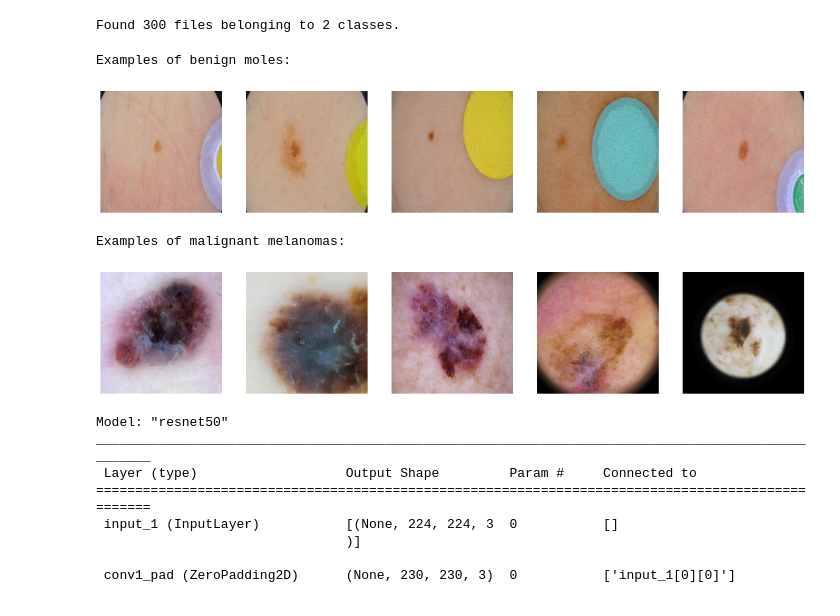
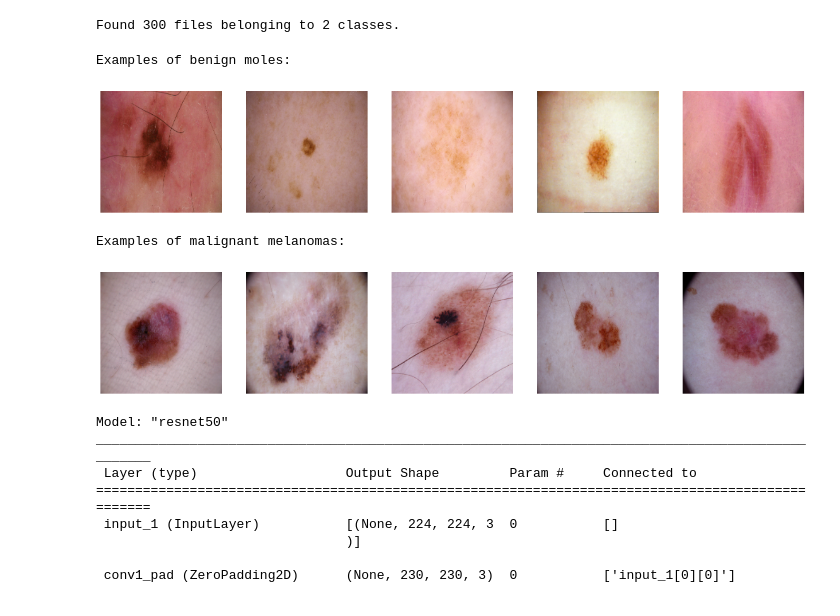
Before and after one commit to LuciaManzanoUOC/MTP-UOC, a Jupyter notebook: GeneralModel.ipynb, the cells around one changed output. Drawn from its saved outputs; the diff is of its cells as text; code cells hidden in the pictures.

```diff
--- a/GeneralModel.ipynb
+++ b/GeneralModel.ipynb
@@ -97,8 +99,8 @@ BATCH_SIZE = 16
 IMG_SIZE = (224, 224)
 
 # Build the train dataset.
-train_dataset = image_dataset_from_directory("Database/train",
-                                             shuffle=True,
+train_dataset = image_dataset_from_directory("Database_I_II_III/train",
+                                             shuffle=False,
                                              batch_size=BATCH_SIZE,
                                              image_size=IMG_SIZE)
 # %% [output]
@@ -137,4 +139,4 @@ for images, labels in train_dataset.take(1):
     j += 1
 # %% [output]
 Examples of benign moles:
-[figure, old version]
+[figure, new version]
@@ -141,20 +147,23 @@ Examples of benign moles:
 # %%
+train_ds = train_dataset.unbatch()
+images = list(train_ds.map(lambda x, y: x))
+labels = list(train_ds.map(lambda x, y: y))
+
 # And the first five images of malignant melanomas.
 plt.figure(figsize=(20, 20))
-for images, labels in train_dataset.take(1):
-  i = 0
-  j = 0
-  print("Examples of malignant melanomas:\n")
-  while i < 5:
-    if(class_names[labels[j]] == "Malignant"):
-      ax = plt.subplot(1, 5, i + 1)
-      plt.imshow(images[j].numpy().astype("uint8"))
-      plt.axis("off")
-      i += 1
-    j += 1
+i = 0
+j = 0
+index = labels.index(1)
+print("Examples of malignant melanomas:\n")
+while i < 5:
+  if(class_names[labels[index + i]] == "Malignant"):
+    ax = plt.subplot(1, 5, i + 1)
+    plt.imshow(images[index + i].numpy().astype("uint8"))
+    plt.axis("off")
+  i += 1
 # %% [output]
 Examples of malignant melanomas:
-[figure, old version]
+[figure, new version]
 # %%
 # Creation of the general model.
 # Resize the images to have a new third dimension for the Convoutional Neuronal
```
Also changed, not shown: parts of 14 cells of this notebook.
